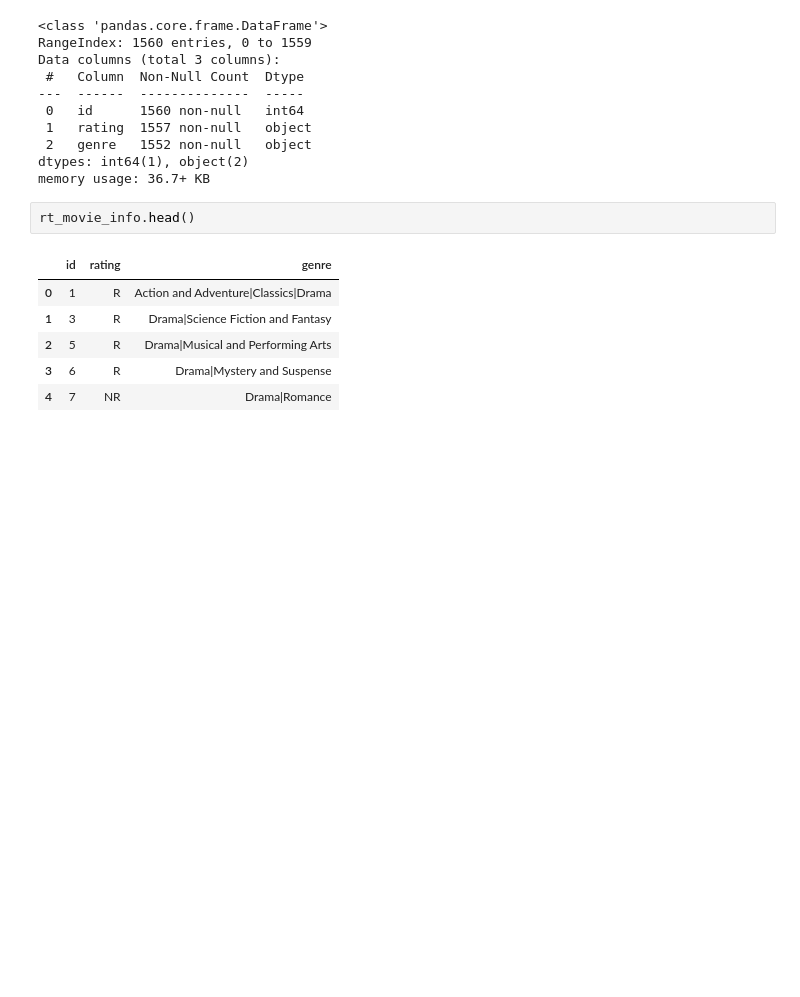
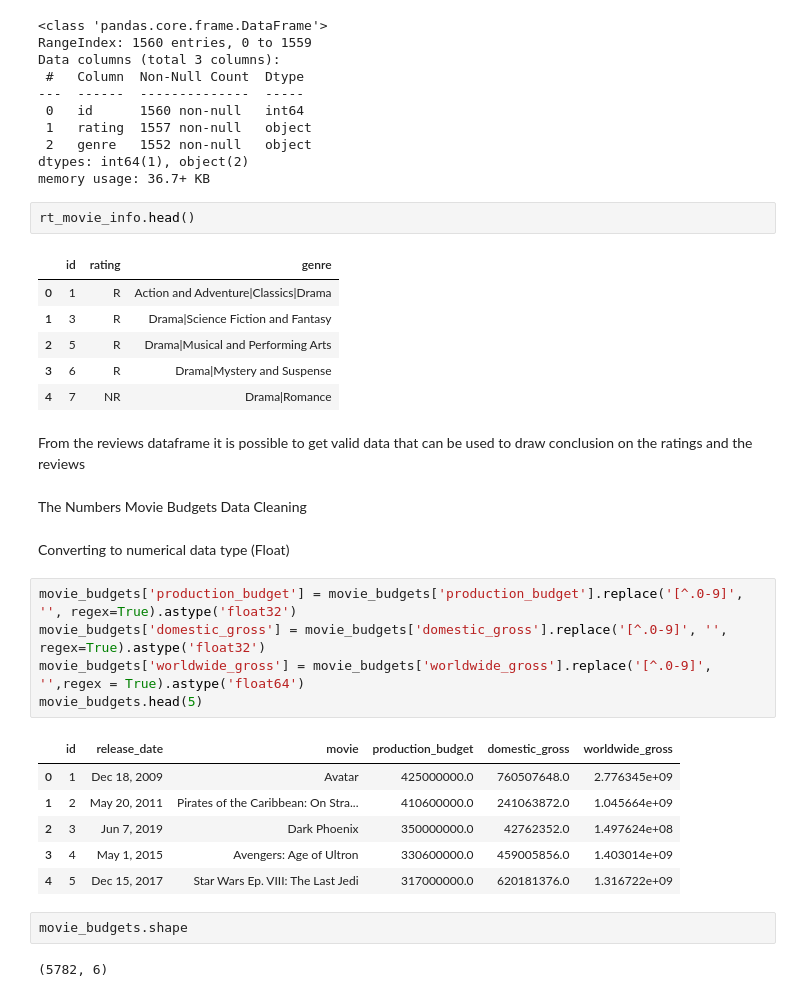
Before and after one commit to KeruboJ/dsc-phase-1-project-v2-4, a Jupyter notebook: student.ipynb, the cells around one changed output. Saved outputs shown, nothing was run; the diff lists cells and outputs as text; blank space fills up the shorter version.

```diff
--- a/student.ipynb
+++ b/student.ipynb
@@ -508,3 +508,25 @@ rt_movie_info.head()
 | 2 | 5 | R | Drama|Musical and Performing Arts |
 | 3 | 6 | R | Drama|Mystery and Suspense |
 | 4 | 7 | NR | Drama|Romance |
+# %% [markdown]
+From the reviews dataframe it is possible to get valid data that can be used to draw conclusion on the ratings and the reviews
+# %% [markdown]
+The Numbers Movie Budgets Data Cleaning
+# %% [markdown]
+Converting to numerical data type (Float)
+# %%
+movie_budgets['production_budget'] = movie_budgets['production_budget'].replace('[^.0-9]', '', regex=True).astype('float32')
+movie_budgets['domestic_gross'] = movie_budgets['domestic_gross'].replace('[^.0-9]', '', regex=True).astype('float32')
+movie_budgets['worldwide_gross'] = movie_budgets['worldwide_gross'].replace('[^.0-9]', '',regex = True).astype('float64')
+movie_budgets.head(5)
+# %% [output]
+|  | id | release_date | movie | production_budget | domestic_gross | worldwide_gross |
+| 0 | 1 | Dec 18, 2009 | Avatar | 425000000.0 | 760507648.0 | 2.776345e+09 |
+| 1 | 2 | May 20, 2011 | Pirates of the Caribbean: On Stra... | 410600000.0 | 241063872.0 | 1.045664e+09 |
+| 2 | 3 | Jun 7, 2019 | Dark Phoenix | 350000000.0 | 42762352.0 | 1.497624e+08 |
+| 3 | 4 | May 1, 2015 | Avengers: Age of Ultron | 330600000.0 | 459005856.0 | 1.403014e+09 |
+| 4 | 5 | Dec 15, 2017 | Star Wars Ep. VIII: The Last Jedi | 317000000.0 | 620181376.0 | 1.316722e+09 |
+# %%
+movie_budgets.shape
+# %% [output]
+(5782, 6)
```
Also changed, not shown: parts of 3 cells of this notebook.
